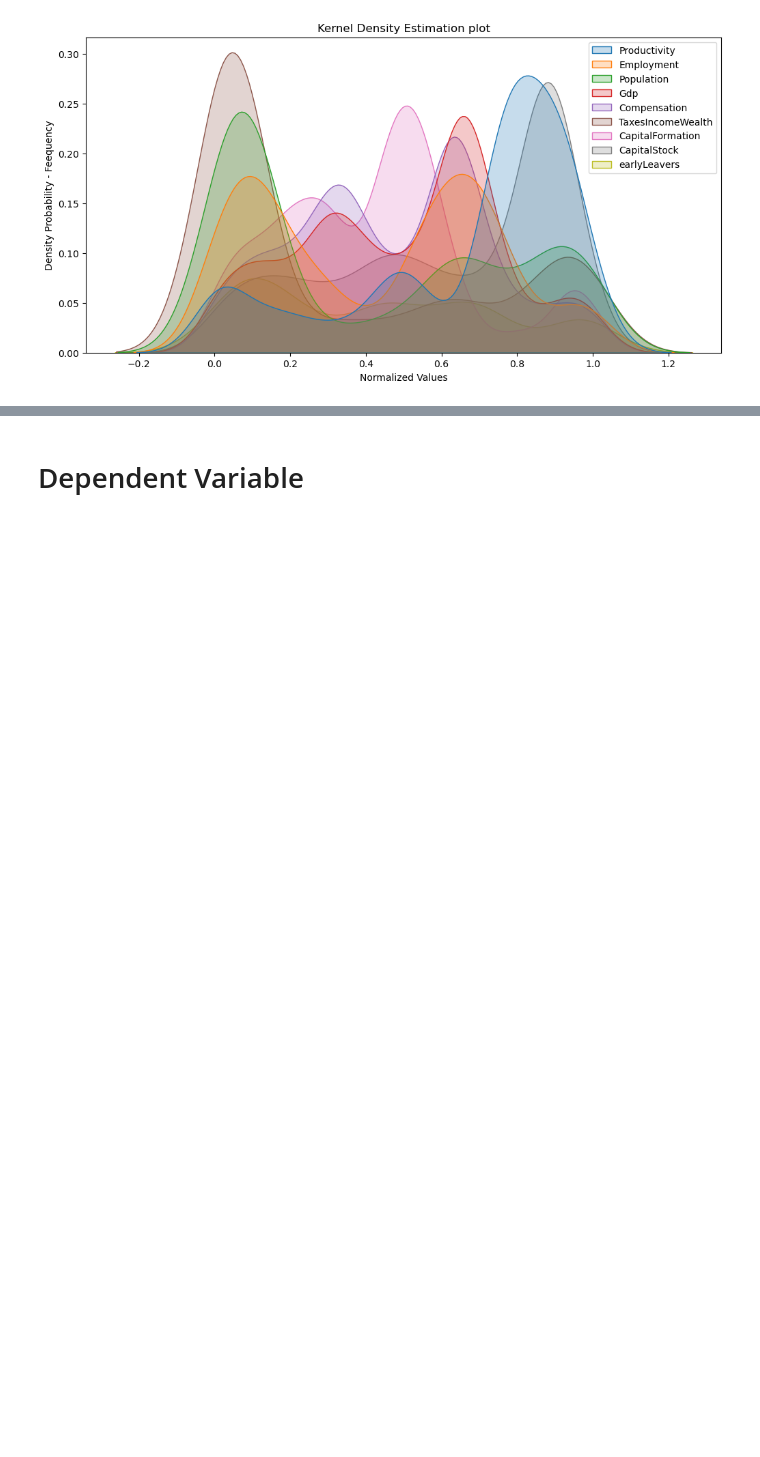
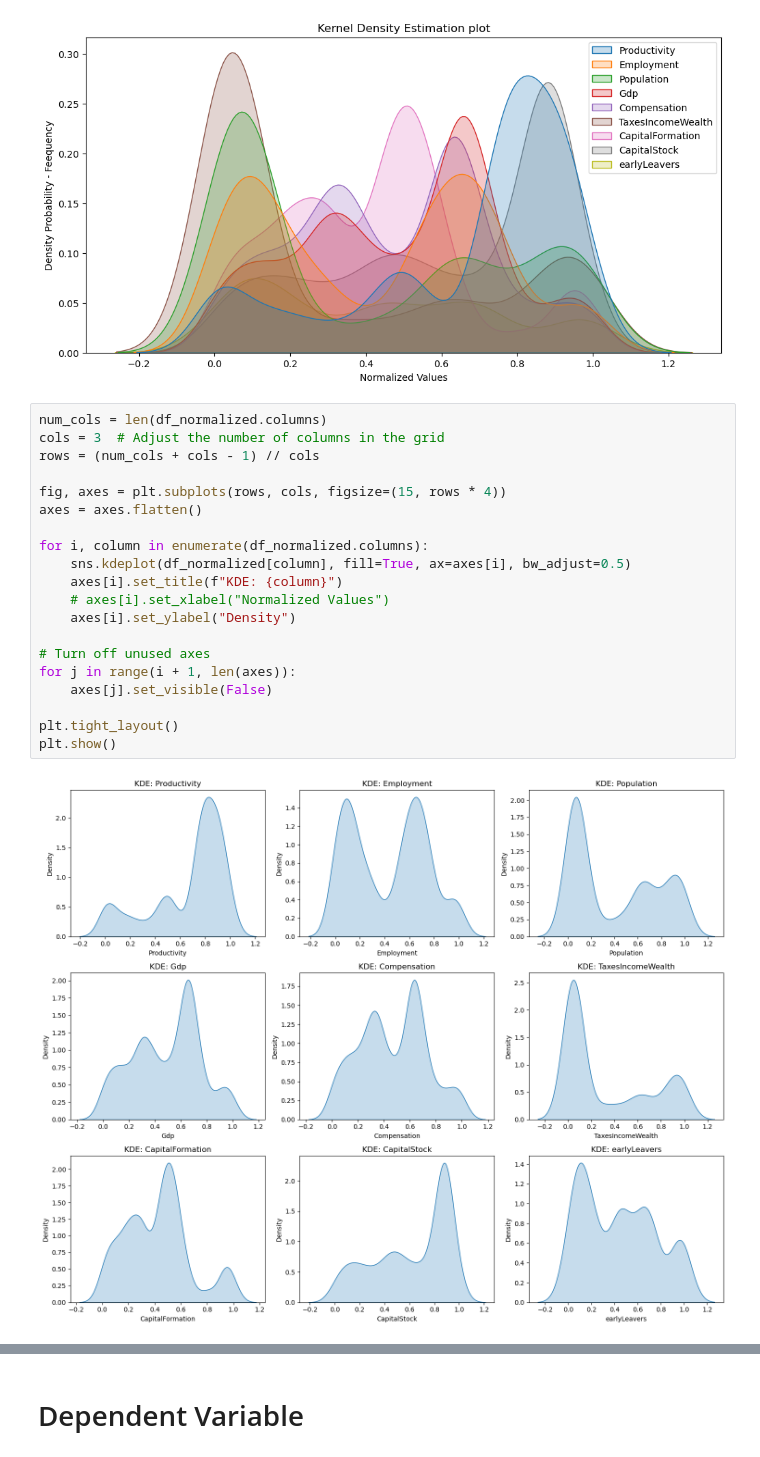
Before and after one commit to chpolyzo/econometrics, a Jupyter notebook: basic_eda.ipynb, the cells around one changed output, grey strips where cells are left out. Cells and saved outputs as stored; diff of their text form; blank space fills up the shorter version.

```diff
--- a/basic_eda.ipynb
+++ b/basic_eda.ipynb
@@ -43,3 +43,25 @@ plt.xlabel('Normalized Values')
 plt.show()
 # %% [output]
 [figure]
+# %%
+num_cols = len(df_normalized.columns)
+cols = 3  # Adjust the number of columns in the grid
+rows = (num_cols + cols - 1) // cols
+
+fig, axes = plt.subplots(rows, cols, figsize=(15, rows * 4))
+axes = axes.flatten()
+
+for i, column in enumerate(df_normalized.columns):
+    sns.kdeplot(df_normalized[column], fill=True, ax=axes[i], bw_adjust=0.5)
+    axes[i].set_title(f"KDE: {column}")
+    # axes[i].set_xlabel("Normalized Values")
+    axes[i].set_ylabel("Density")
+
+# Turn off unused axes
+for j in range(i + 1, len(axes)):
+    axes[j].set_visible(False)
+
+plt.tight_layout()
+plt.show()
+# %% [output]
+[figure, added]
```
Also changed, not shown: parts of 1 cell of this notebook, 3 other files.
